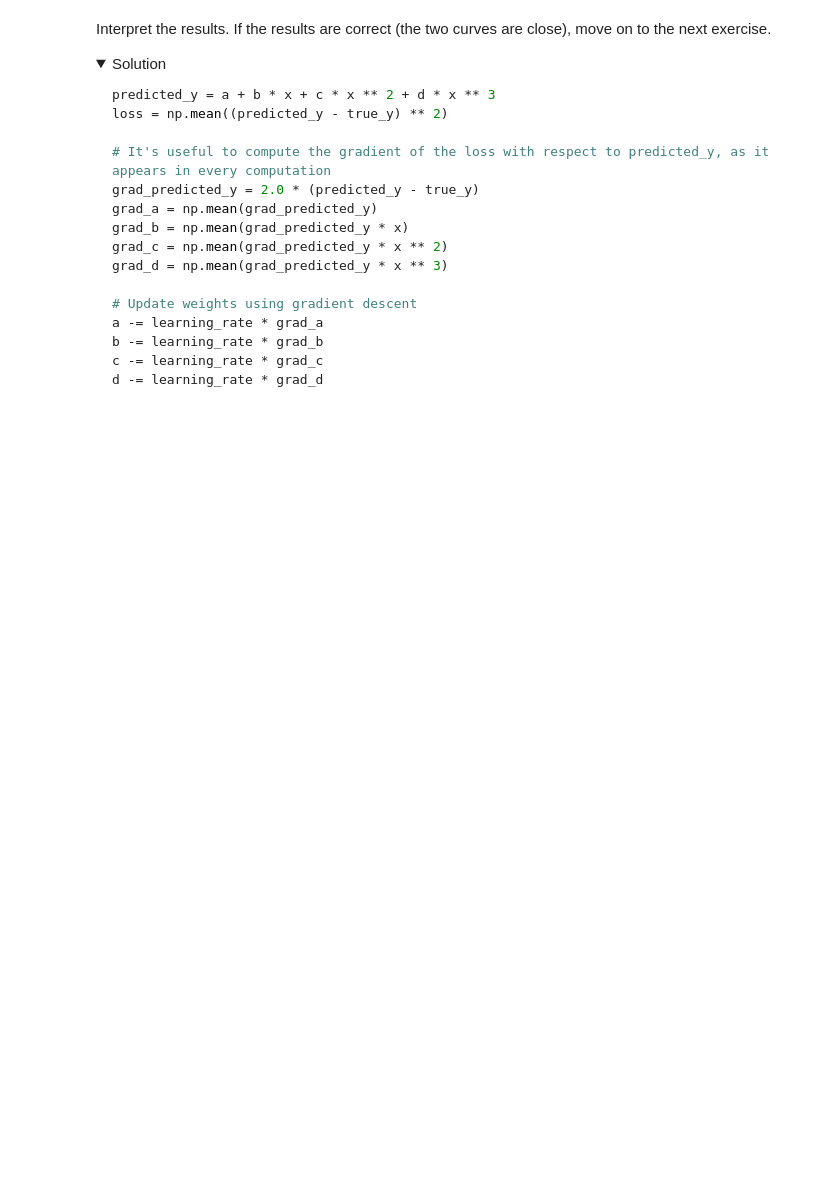
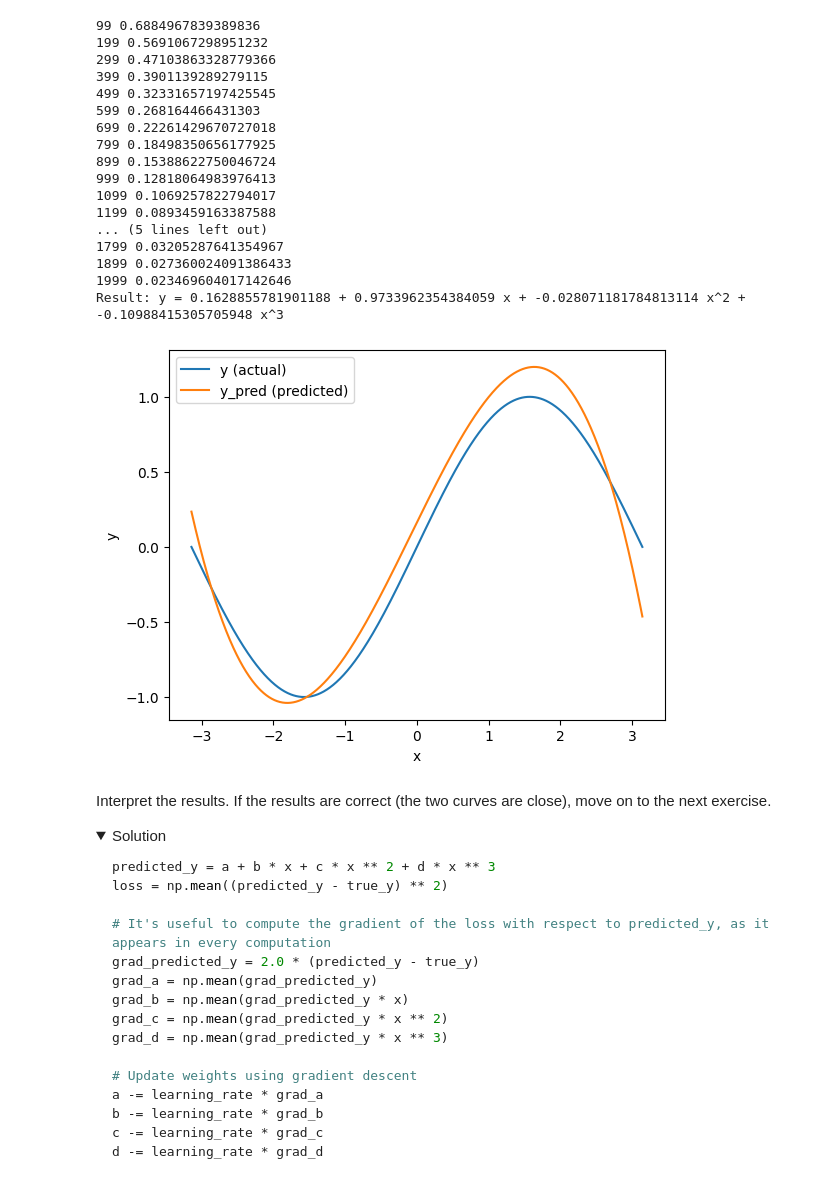
Before and after one commit to jwfiredragon/ml4good_colab, a Jupyter notebook: workshops/pytorch_tuto/pytorch_tuto.ipynb, the cells around one changed output. Cells and saved outputs as stored; diff of their text form; code cells hidden in the pictures; folded sections open; blank space fills up the shorter version.

```diff
--- a/workshops/pytorch_tuto/pytorch_tuto.ipynb
+++ b/workshops/pytorch_tuto/pytorch_tuto.ipynb
@@ -44,6 +44,17 @@ def plot(predicted_y, true_y, x):
     plt.show()
 # %%
 import numpy as np
+import matplotlib.pyplot as plt
+
+
+def plot(predicted_y, true_y, x):
+    """Plot the predictions and the actual data points"""
+    plt.plot(x, true_y, label="y (actual)")
+    plt.plot(x, predicted_y, label="y_pred (predicted)")
+    plt.xlabel("x")
+    plt.ylabel("y")
+    plt.legend()
+    plt.show()
 
 # Use 1000 points between -π and π, uniformly spaced for our inputs
 x = np.linspace(-np.pi, np.pi, 1000)
@@ -64,33 +75,52 @@ for t in range(epochs):
     predicted_y = a + b*x + c*(x**2) + d*(x**3)
 
     # The loss is a measure of how far away the prediction is from the true y
     # Here we use the mean squared error. https://en.wikipedia.org/wiki/Mean_squared_error
     # Computing the loss is not necessary in numpy, but it will be necessary in Pytorch
     loss = np.mean((predicted_y - true_y)**2)
     if t % 100 == 99:
         print(t, loss)
 
     # Compute the gradients of the loss with respect to a, b, c and d
     # Take a pen and paper!
     # Here we calculate the difference for each point and then calculate a gradient for each point.
     # Warning: predicted_y is a vector, and grad_a should be the mean gradient of each component of predicted_y.
     grad_predicted_y = 2.0 * (predicted_y - true_y)
     grad_a = np.mean(grad_predicted_y)
     grad_b = np.mean(grad_predicted_y * x)
     grad_c = np.mean(grad_predicted_y * x ** 2)
     grad_d = np.mean(grad_predicted_y * x ** 3)
 
     # Update weights
     a -= learning_rate * grad_a
     b -= learning_rate * grad_b
     c -= learning_rate * grad_c
     d -= learning_rate * grad_d
 
 print(f"Result: y = {a} + {b} x + {c} x^2 + {d} x^3")
 # Tip: If if does not work, try to use .mean() instead of .sum()
 
 # Check with the plot!
 plot(predicted_y, true_y, x)
+# %% [output]
+99 0.6884967839389836
+199 0.5691067298951232
+299 0.47103863328779366
+399 0.3901139289279115
+499 0.32331657197425545
+599 0.268164466431303
+699 0.22261429670727018
+799 0.18498350656177925
+899 0.15388622750046724
+999 0.12818064983976413
+1099 0.1069257822794017
+1199 0.0893459163387588
+... (5 lines left out)
+1799 0.03205287641354967
+1899 0.027360024091386433
+1999 0.023469604017142646
+Result: y = 0.1628855781901188 + 0.9733962354384059 x + -0.028071181784813114 x^2 + -0.10988415305705948 x^3
+[figure, added]
 # %% [markdown]
 Interpret the results. If the results are correct (the two curves are close), move on to the next exercise.
 
```
Also changed, not shown: parts of 5 cells of this notebook.
